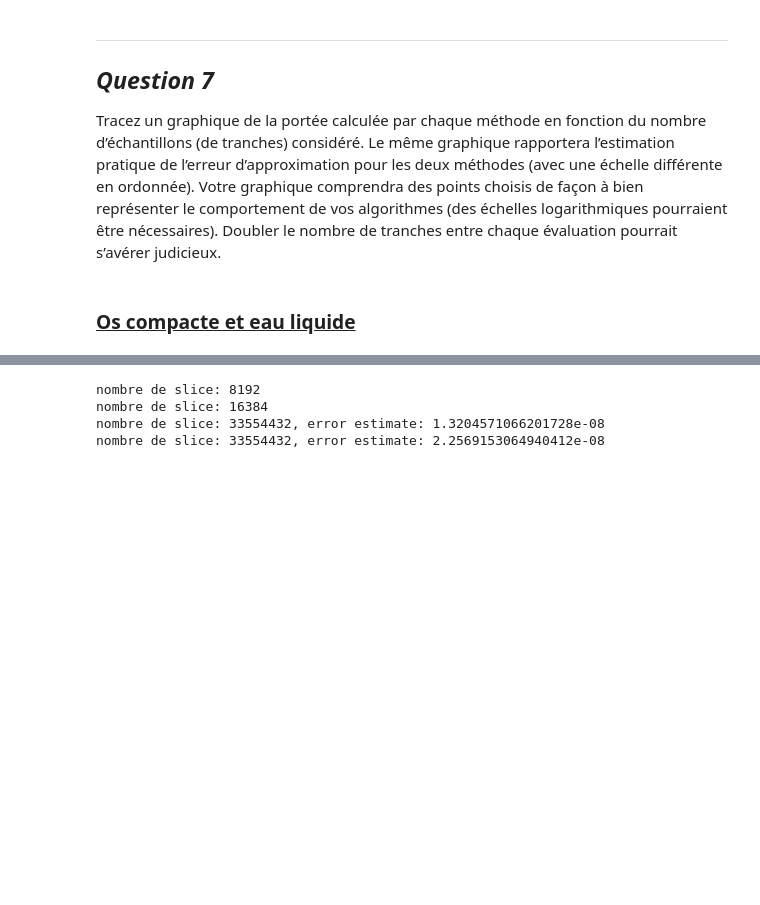
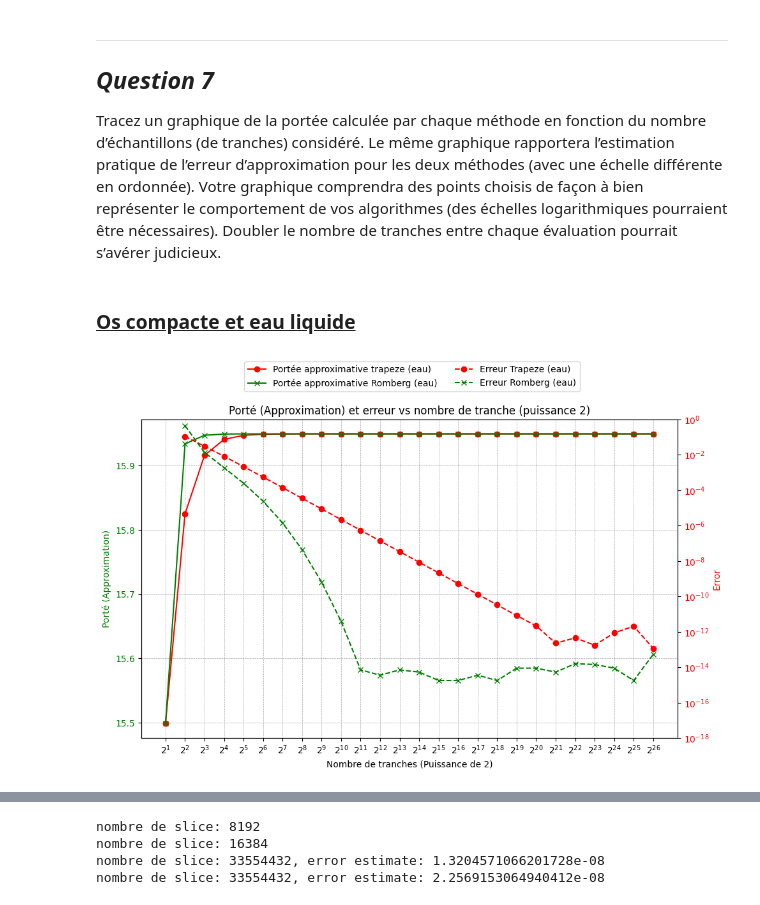
Before and after one commit to craqu/TP_PhysNum, a Jupyter notebook: TP1_AntoineVeillette_EmilePoirier_MichaelHudon.ipynb, the cells around one changed output, grey strips where cells are left out. Drawn from its saved outputs; the diff is of its cells as text; code cells hidden in the pictures; blank space fills up the shorter version.

```diff
--- a/TP1_AntoineVeillette_EmilePoirier_MichaelHudon.ipynb
+++ b/TP1_AntoineVeillette_EmilePoirier_MichaelHudon.ipynb
@@ -419,35 +423,37 @@ N_liste, I, erreurs = romberg_avec_erreur(inverse_scol_water, 3, 150, n_values=n
 
 N = data_eau["N"]
 
 I_eau = data_eau["I (Estimation)"]
 erreur_eau = data_eau["Erreur"]
 
 fig, ax1 = plt.subplots(figsize=(10, 6))
 
 ax1.set_xlabel("Nombre de tranches (Puissance de 2)")
 ax1.set_ylabel("Porté (Approximation)", color="green")  # y-axis de gauche
 
 ax1.plot(N, I_eau, label="Portée approximative trapeze (eau)", marker="o", color="red")
-ax1.plot(N_liste, I, label="Portée approximative Romberg (eau)", marker="x", linestyle="--", color="green")
+ax1.plot(N_liste, I, label="Portée approximative Romberg (eau)", marker="x", color="green")
 ax1.tick_params(axis="y", labelcolor="green")
 ax1.grid(color="gray", linestyle="--", linewidth=0.5, alpha=0.7)
 
 ax2 = ax1.twinx()
 ax2.set_ylabel("Error", color="red")  # y-axis de droite
-ax2.plot(N, erreur_eau, label="Erreur Trapeze (eau)", marker="o", color="red")
+ax2.plot(N, erreur_eau, label="Erreur Trapeze (eau)", marker="o", linestyle="--", color="red")
 ax2.plot(N_liste[1:], erreurs, label="Erreur Romberg (eau)", marker="x", linestyle="--", color="green")
 ax2.set_yscale('log')
 ax2.set_ylim(1e-18, 1)
 ax2.tick_params(axis="y", labelcolor="red")
 
 plt.title("Porté (Approximation) et erreur vs nombre de tranche (puissance 2)")
 ax1.set_xscale('log', base=2)  # Logarithmique
 ax1.set_xticks(N)
 
 fig.tight_layout()
 fig.legend(loc="upper center", bbox_to_anchor=(0.5, 1.1), ncol=2)
 
 plt.show()
+# %% [output]
+[figure, added]
 # %%
 data_bone = pd.read_csv("resultats_bone_trapeze.csv")
 N_liste, I, erreurs = romberg_avec_erreur(inverse_scol_bone, 3, 150, n_values=n_valeurs(), err_toléré=np.finfo(float).eps)
```
Also changed, not shown: parts of 4 cells of this notebook.
